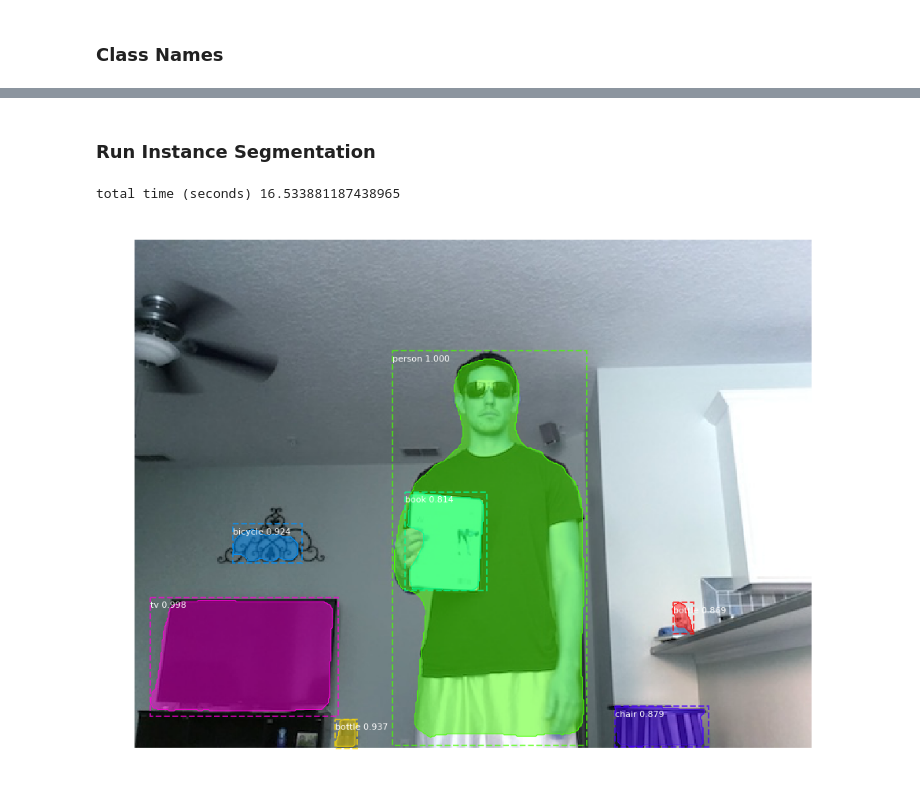
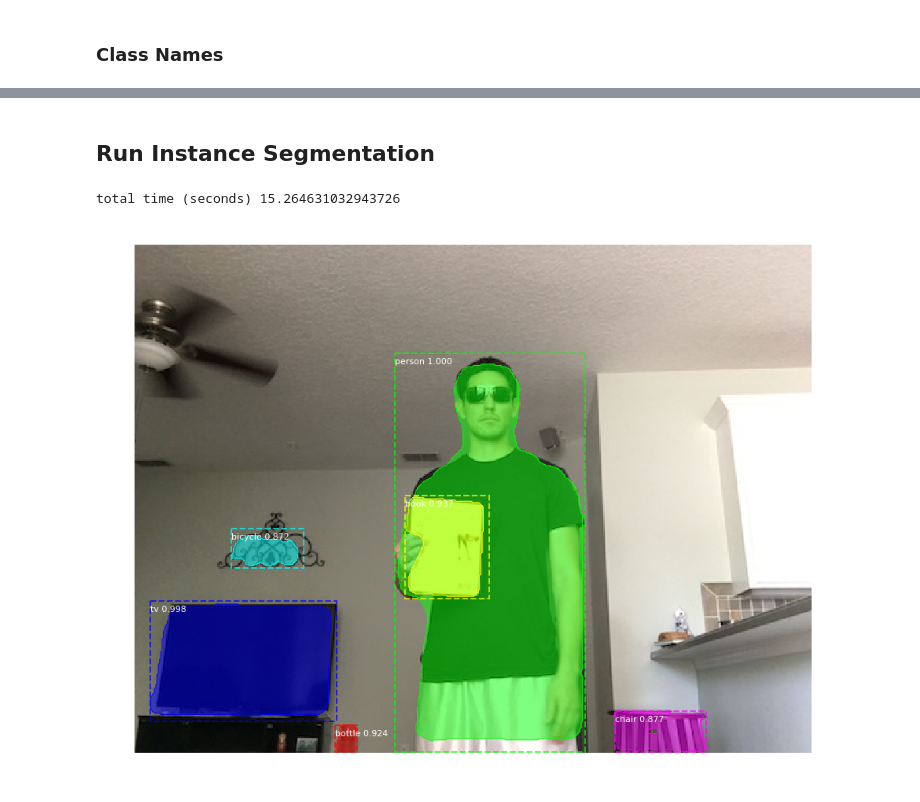
Before and after one commit to michaelnation26/sunglasses_of_invisibility, a Jupyter notebook: tutorial.ipynb, the cells around one changed output, grey strips where cells are left out. Cells and saved outputs as stored; diff of their text form; code cells hidden in the pictures.

Commit message:
Entire process works for a single image

```diff
--- a/tutorial.ipynb
+++ b/tutorial.ipynb
@@ -41,7 +47,7 @@ config = InferenceConfig()
 #### mask_rcnn_coco.h5 is not saved on my GitHub due to the large file size restriction. You can download it [here](https://github.com/matterport/Mask_RCNN/releases/download/v2.0/mask_rcnn_coco.h5). After downloading it, move the file to the same folder as this Jupyter Notebook.
 # %%
 # Create model object in inference mode.
-model = modellib.MaskRCNN(mode='inference', model_dir='', config=config)
+seg_model = modellib.MaskRCNN(mode='inference', model_dir='', config=config)
 
 # Load weights trained on MS-COCO
-model.load_weights('mask_rcnn_coco.h5', by_name=True)
+seg_model.load_weights('mask_rcnn_coco.h5', by_name=True)
@@ -66,2 +107,2 @@ class_names = ['BG', 'person', 'bicycle', 'car', 'motorcycle', 'airplane',
 # %% [markdown]
-### Run Instance Segmentation
+## Run Instance Segmentation
@@ -68,22 +112,25 @@ class_names = ['BG', 'person', 'bicycle', 'car', 'motorcycle', 'airplane',
 # %%
 img_names = ['background.jpg', 'cup.jpg', 'glasses_book.jpg', 'glasses.jpg', 'horse.jpg']
-#img = skimage.io.imread('images/{}'.format(img_names[2]))
 img = cv2.imread('images/{}'.format(img_names[2]))
+img = cv2.cvtColor(img, cv2.COLOR_BGR2RGB)
+
+img_background = cv2.imread('images/{}'.format(img_names[0]))
+img_background = cv2.cvtColor(img_background, cv2.COLOR_BGR2RGB)
 # %%
 # Run detection
 start = time.time()
-results = model.detect([img], verbose=0)
+results = seg_model.detect([img], verbose=0)
 
 end = time.time()
 print('total time (seconds)', end - start)
 
 # Visualize results
 results = results[0]
 visualize.display_instances(img, results['rois'], results['masks'], results['class_ids'],
                             class_names, results['scores'])
 # %% [output]
-total time (seconds) 16.533881187438965
+total time (seconds) 15.264631032943726
-[figure, old version]
+[figure, new version]
 # %%
 # shape of the masks are (h, w, object_ix)
 
```
Also changed, not shown: parts of 9 cells of this notebook, 1 other file.
